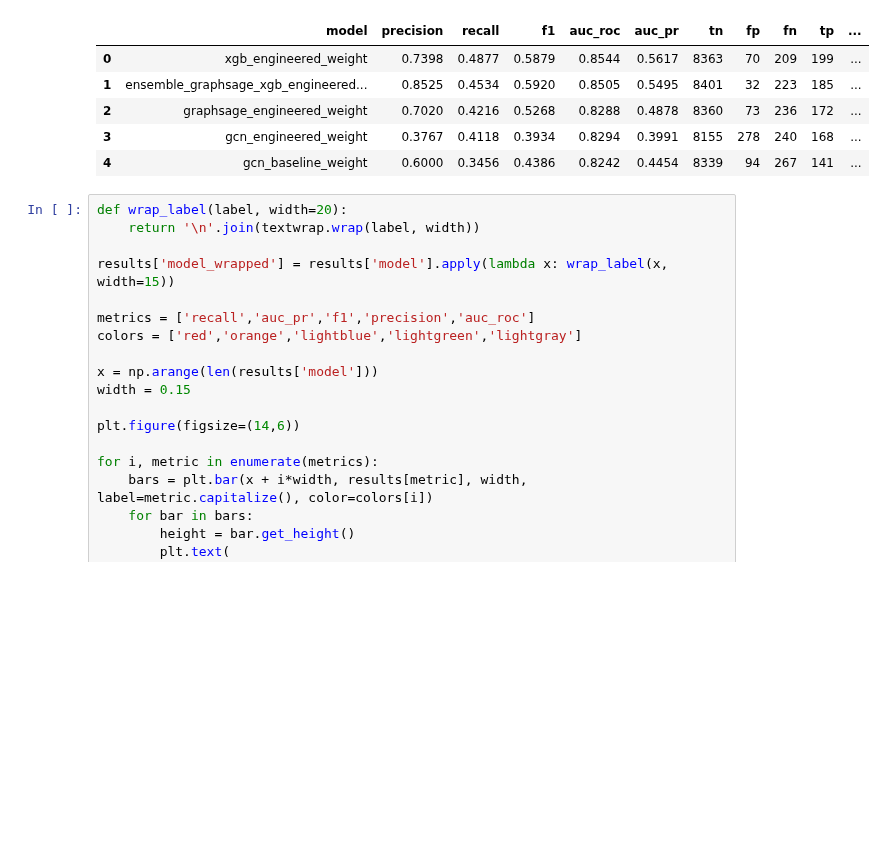
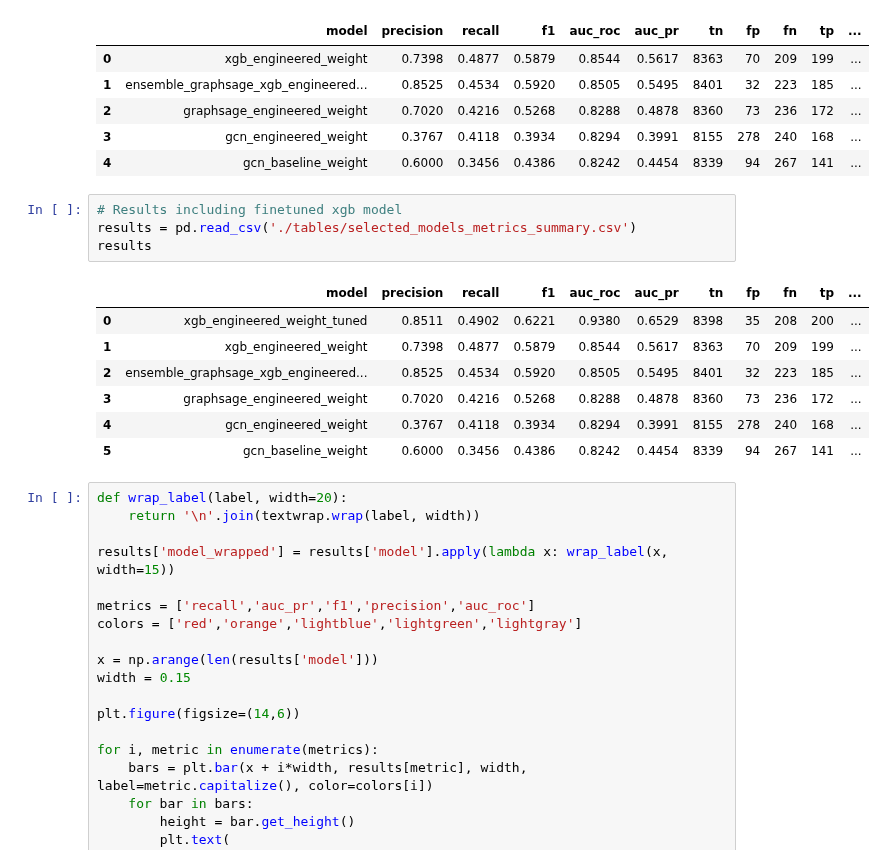
Before and after one commit to ruientan/dsa4263_elliptic_final, a Jupyter notebook: results_analysis.ipynb, the cells around one changed output. Cells and saved outputs as stored; diff of their text form; blank space fills up the shorter version.

Commit message:
added tuned xgb into compiled results

```diff
--- a/results_analysis.ipynb
+++ b/results_analysis.ipynb
@@ -17,6 +17,18 @@ results
 | 2 | graphsage_engineered_weight | 0.7020 | 0.4216 | 0.5268 | 0.8288 | 0.4878 | 8360 | 73 | 236 | 172 | ... |
 | 3 | gcn_engineered_weight | 0.3767 | 0.4118 | 0.3934 | 0.8294 | 0.3991 | 8155 | 278 | 240 | 168 | ... |
 | 4 | gcn_baseline_weight | 0.6000 | 0.3456 | 0.4386 | 0.8242 | 0.4454 | 8339 | 94 | 267 | 141 | ... |
+# %%
+# Results including finetuned xgb model
+results = pd.read_csv('./tables/selected_models_metrics_summary.csv')
+results
+# %% [output]
+|  | model | precision | recall | f1 | auc_roc | auc_pr | tn | fp | fn | tp | ... |
+| 0 | xgb_engineered_weight_tuned | 0.8511 | 0.4902 | 0.6221 | 0.9380 | 0.6529 | 8398 | 35 | 208 | 200 | ... |
+| 1 | xgb_engineered_weight | 0.7398 | 0.4877 | 0.5879 | 0.8544 | 0.5617 | 8363 | 70 | 209 | 199 | ... |
+| 2 | ensemble_graphsage_xgb_engineered... | 0.8525 | 0.4534 | 0.5920 | 0.8505 | 0.5495 | 8401 | 32 | 223 | 185 | ... |
+| 3 | graphsage_engineered_weight | 0.7020 | 0.4216 | 0.5268 | 0.8288 | 0.4878 | 8360 | 73 | 236 | 172 | ... |
+| 4 | gcn_engineered_weight | 0.3767 | 0.4118 | 0.3934 | 0.8294 | 0.3991 | 8155 | 278 | 240 | 168 | ... |
+| 5 | gcn_baseline_weight | 0.6000 | 0.3456 | 0.4386 | 0.8242 | 0.4454 | 8339 | 94 | 267 | 141 | ... |
 # %%
 def wrap_label(label, width=20):
     return '\n'.join(textwrap.wrap(label, width))
```
Also changed, not shown: 3 other files.
